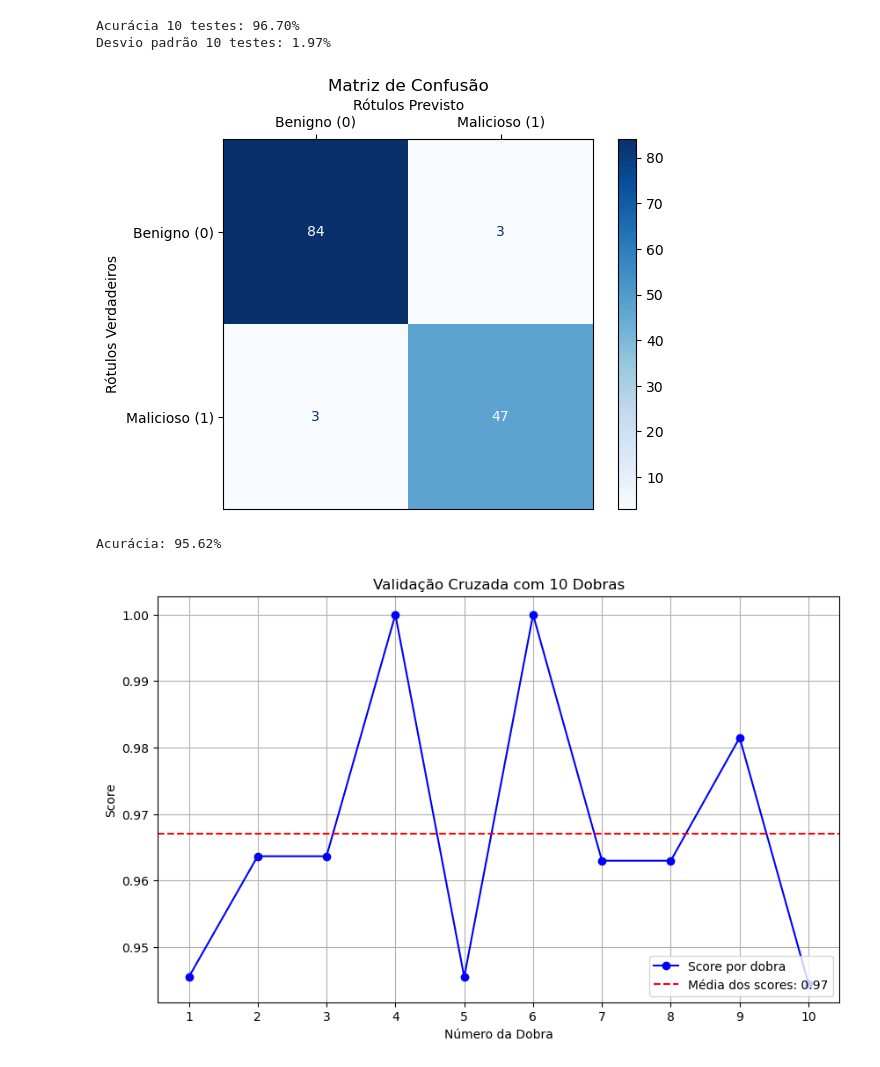
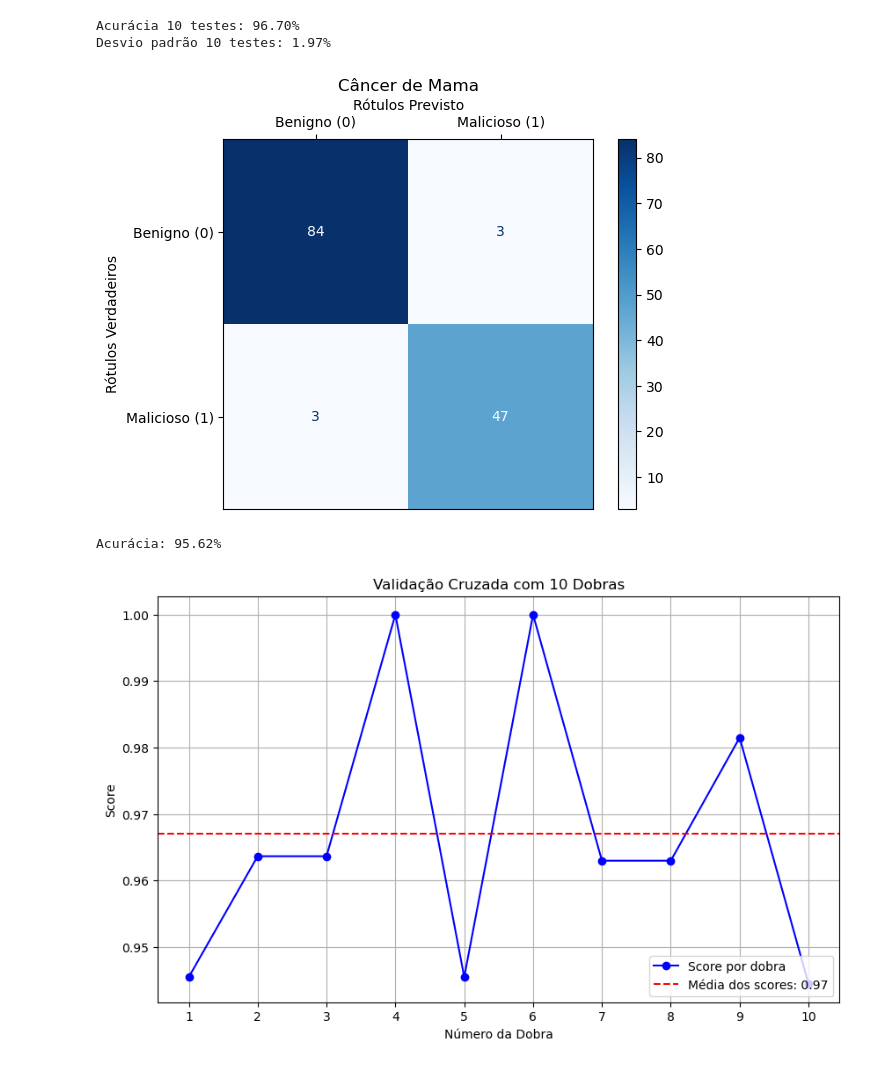
Before and after one commit to GabCosNev/Projetos, a Jupyter notebook: Previsão de Câncer de Mama/Logi_regre_bc.ipynb, the cells around one changed output. Drawn from its saved outputs; the diff is of its cells as text; code cells hidden in the pictures.

Commit message:
Correção título

```diff
--- a/Previsão de Câncer de Mama/Logi_regre_bc.ipynb
+++ b/Previsão de Câncer de Mama/Logi_regre_bc.ipynb
@@ -94,35 +94,35 @@ Desvio padrão 10 testes: 1.97%
 # %%
 # Define os rótulos que serão exibidos na matriz de confusão
 labels = ['Benigno (0)', 'Malicioso (1)']
 
 # Cria um objeto de exibição da matriz de confusão usando a matriz 'cm' e os rótulos especificados
 disp = ConfusionMatrixDisplay(confusion_matrix=cm, display_labels=labels)  # Substitui 0 e 1 pelos rótulos definidos
 
 # Cria uma nova figura e eixo para o gráfico da matriz de confusão
 fig, ax = plt.subplots()
 
 # Plota a matriz de confusão com a coloração azul
 disp.plot(cmap=plt.cm.Blues, ax=ax)
 
 # Move os rótulos do eixo x para a parte superior do gráfico
 ax.xaxis.set_ticks_position('top')  # Coloca os rótulos do eixo x na parte superior
 ax.xaxis.set_label_position('top')  # Coloca o rótulo do eixo x na parte superior
 
 # Rotaciona os rótulos do eixo x, se necessário, para melhor legibilidade
 plt.xticks(rotation=0)  # Rotaciona os rótulos se necessário
 
 # Define o título e os rótulos dos eixos
-plt.title("Matriz de Confusão")  # Título do gráfico
+plt.title("Câncer de Mama")  # Título do gráfico
 plt.xlabel("Rótulos Previsto")  # Rótulo do eixo X em português
 plt.ylabel("Rótulos Verdadeiros")  # Rótulo do eixo Y em português
 
 # Exibe o gráfico da matriz de confusão
 plt.show()
 
 # Imprime a acurácia do modelo em formato percentual
 print(f"Acurácia: {ac:.2%}")
 # %% [output]
-[figure, old version]
+[figure, new version]
 Acurácia: 95.62%
 # %%
 # Define o tamanho da figura do gráfico
```
